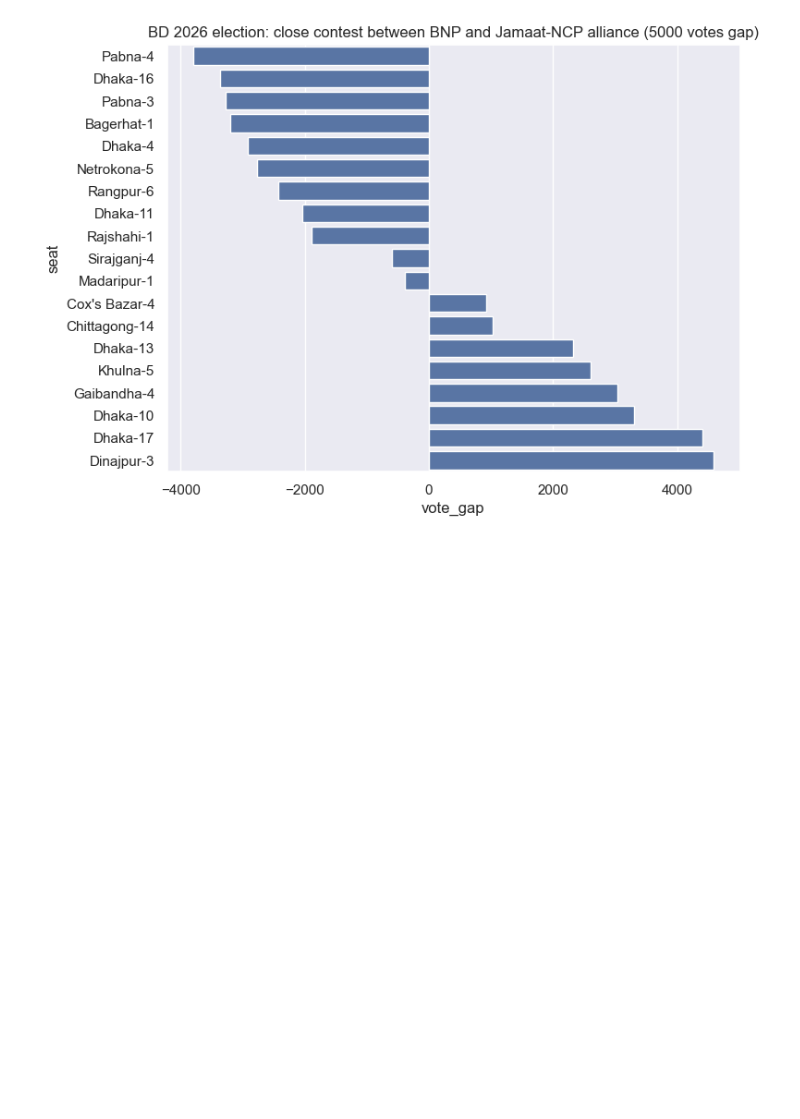
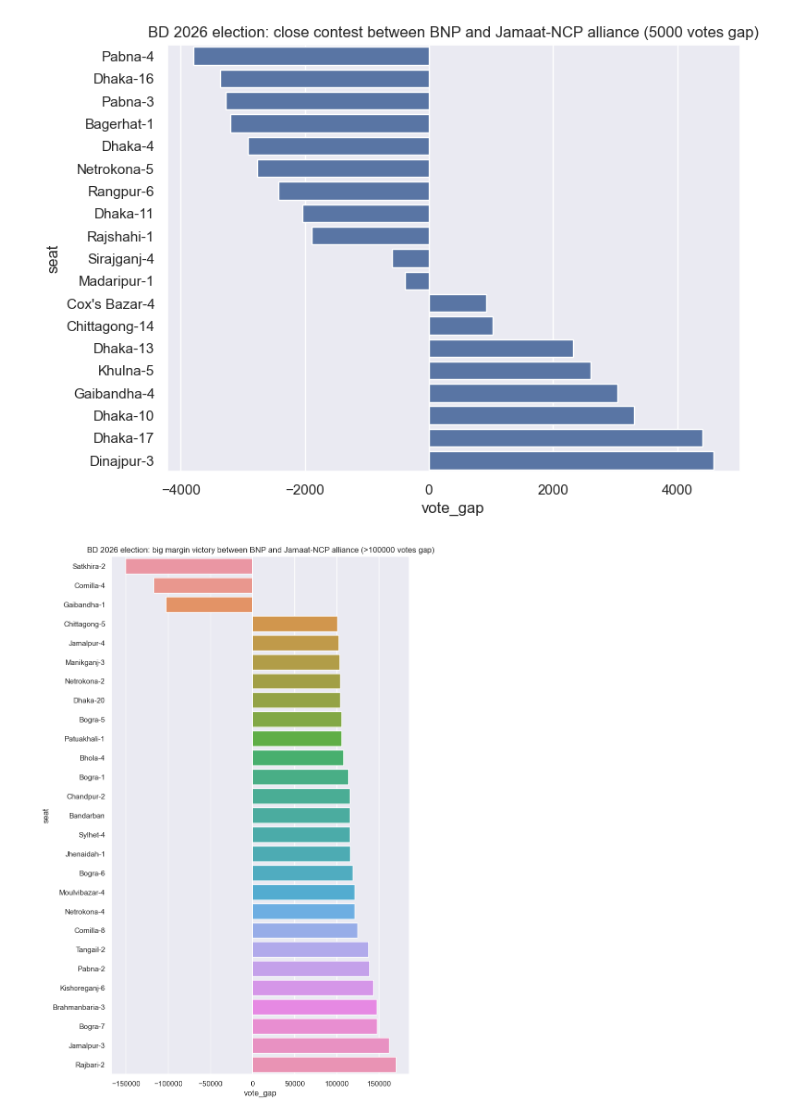
Before and after one commit to muhallilahnaf/bd-elections-eda, a Jupyter notebook: election_2026_alliance_vote_gap.ipynb, the cells around one changed output. Saved outputs shown, nothing was run; the diff lists cells and outputs as text; code cells hidden in the pictures; blank space fills up the shorter version.

```diff
--- a/election_2026_alliance_vote_gap.ipynb
+++ b/election_2026_alliance_vote_gap.ipynb
@@ -166,3 +166,12 @@ ax.set_title('BD 2026 election: close contest between BNP and Jamaat-NCP allianc
 fig.savefig('fig/election_2026_alliance_close_contest',bbox_inches='tight')
 # %% [output]
 [figure]
+# %%
+# plot big win
+dfa_bw = dfa_ordered[(dfa_ordered.vote_gap<-100000) | (dfa_ordered.vote_gap>100000)]
+fig, ax = plt.subplots(figsize=(8, 14))
+sns.barplot(data=dfa_bw, x='vote_gap', y='seat', orient='horizontal', ax=ax)
+ax.set_title('BD 2026 election: big margin victory between BNP and Jamaat-NCP alliance (>100000 votes gap)')
+fig.savefig('fig/election_2026_alliance_big_win',bbox_inches='tight')
+# %% [output]
+[figure, added]
```
Also changed, not shown: parts of 1 cell of this notebook, 4 other files.
